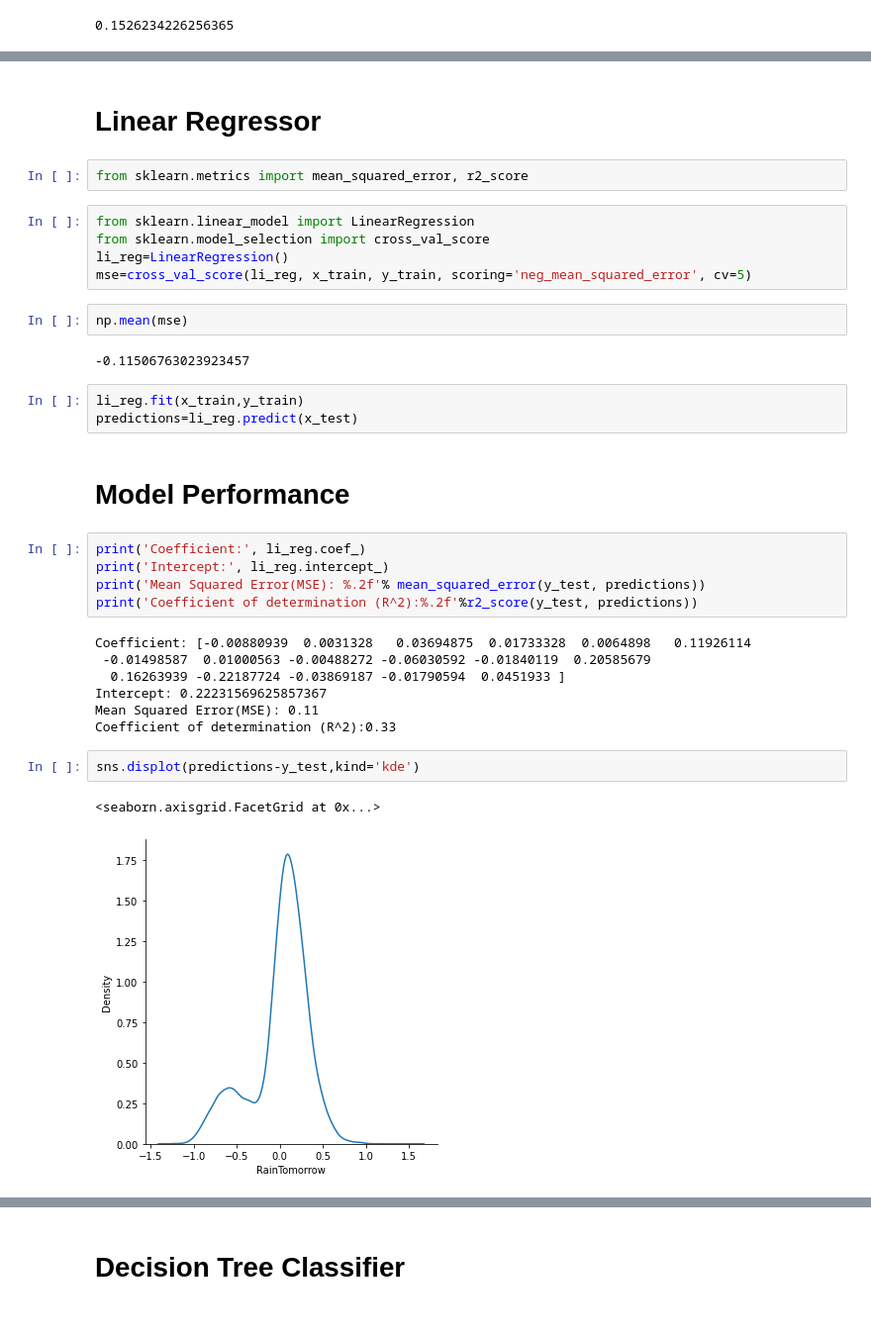
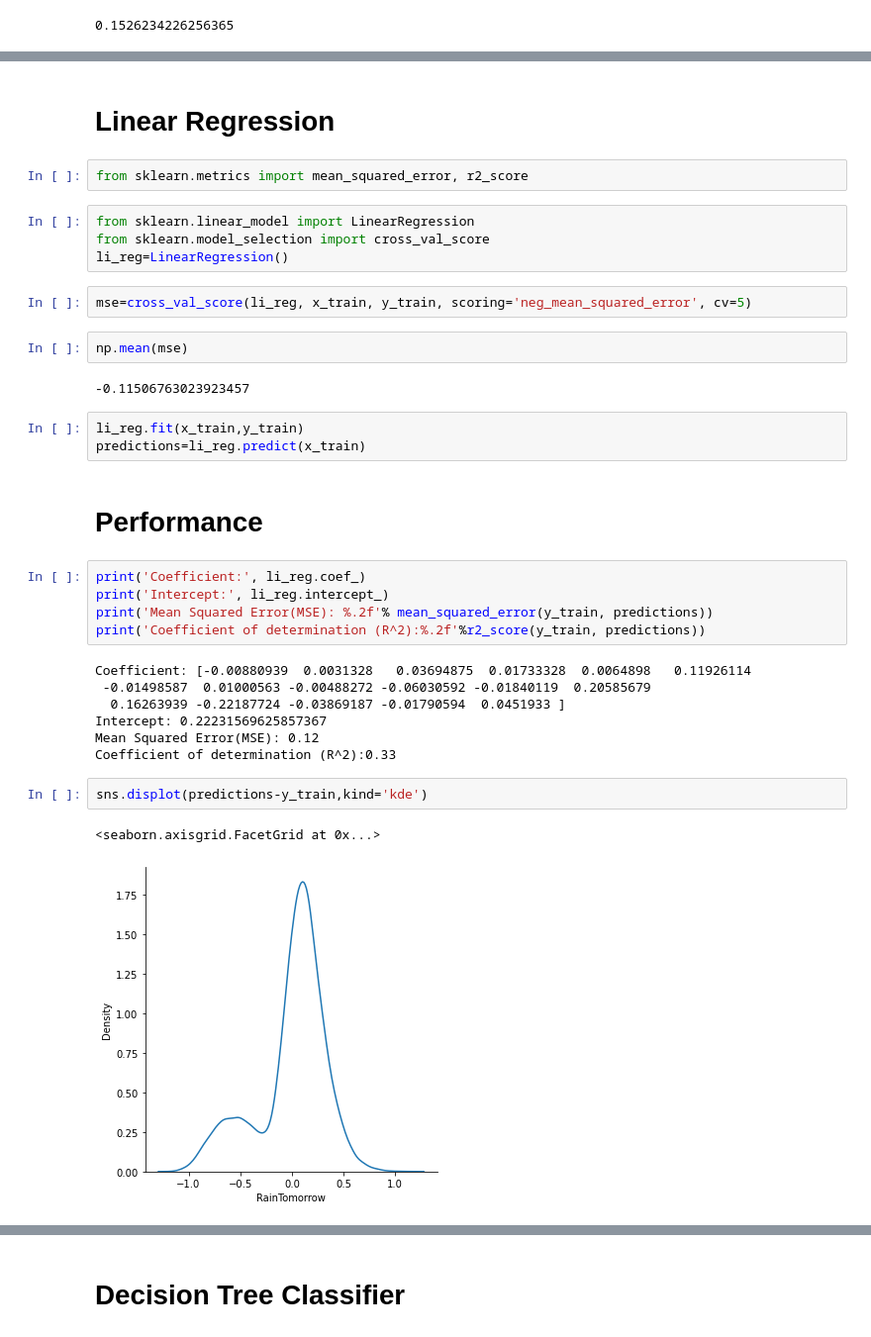
Before and after one commit to Kavita-Bishnoi/ML-Project, a Jupyter notebook: weatherAUS.ipynb, the cells around one changed output, grey strips where cells are left out. Shown at 99% size. Drawn from its saved outputs; the diff is of its cells as text.

```diff
--- a/weatherAUS.ipynb
+++ b/weatherAUS.ipynb
@@ -355,35 +456,36 @@ print(MSE)
 # %% [markdown]
-# Linear Regressor
+# Linear Regression
 # %%
 from sklearn.metrics import mean_squared_error, r2_score
 # %%
 from sklearn.linear_model import LinearRegression
 from sklearn.model_selection import cross_val_score
 li_reg=LinearRegression()
-mse=cross_val_score(li_reg, x_train, y_train, scoring='neg_mean_squared_error', cv=5)
+# %%
+mse=cross_val_score(li_reg, x_train, y_train, scoring='neg_mean_squared_error', cv=5)
 # %%
 np.mean(mse)
 # %% [output]
 -0.11506763023923457
 # %%
 li_reg.fit(x_train,y_train)
-predictions=li_reg.predict(x_test)
+predictions=li_reg.predict(x_train)
 # %% [markdown]
-# Model Performance
+# Performance
 # %%
 print('Coefficient:', li_reg.coef_)
 print('Intercept:', li_reg.intercept_)
-print('Mean Squared Error(MSE): %.2f'% mean_squared_error(y_test, predictions))
-print('Coefficient of determination (R^2):%.2f'%r2_score(y_test, predictions))
+print('Mean Squared Error(MSE): %.2f'% mean_squared_error(y_train, predictions))
+print('Coefficient of determination (R^2):%.2f'%r2_score(y_train, predictions))
 # %% [output]
 Coefficient: [-0.00880939  0.0031328   0.03694875  0.01733328  0.0064898   0.11926114
  -0.01498587  0.01000563 -0.00488272 -0.06030592 -0.01840119  0.20585679
   0.16263939 -0.22187724 -0.03869187 -0.01790594  0.0451933 ]
 Intercept: 0.22231569625857367
-Mean Squared Error(MSE): 0.11
+Mean Squared Error(MSE): 0.12
 Coefficient of determination (R^2):0.33
 # %%
-sns.displot(predictions-y_test,kind='kde')
+sns.displot(predictions-y_train,kind='kde')
 # %% [output]
 <seaborn.axisgrid.FacetGrid at 0x...>
-[figure, old version]
+[figure, new version]
```
Also changed, not shown: parts of 36 cells of this notebook.
